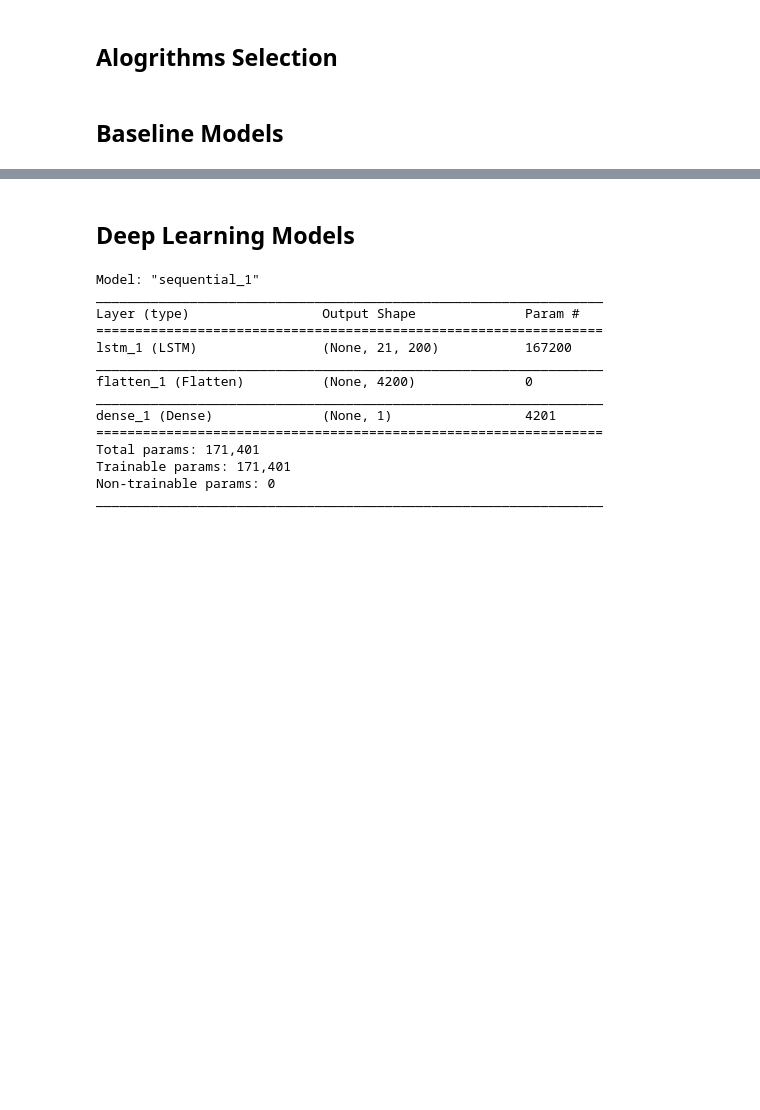
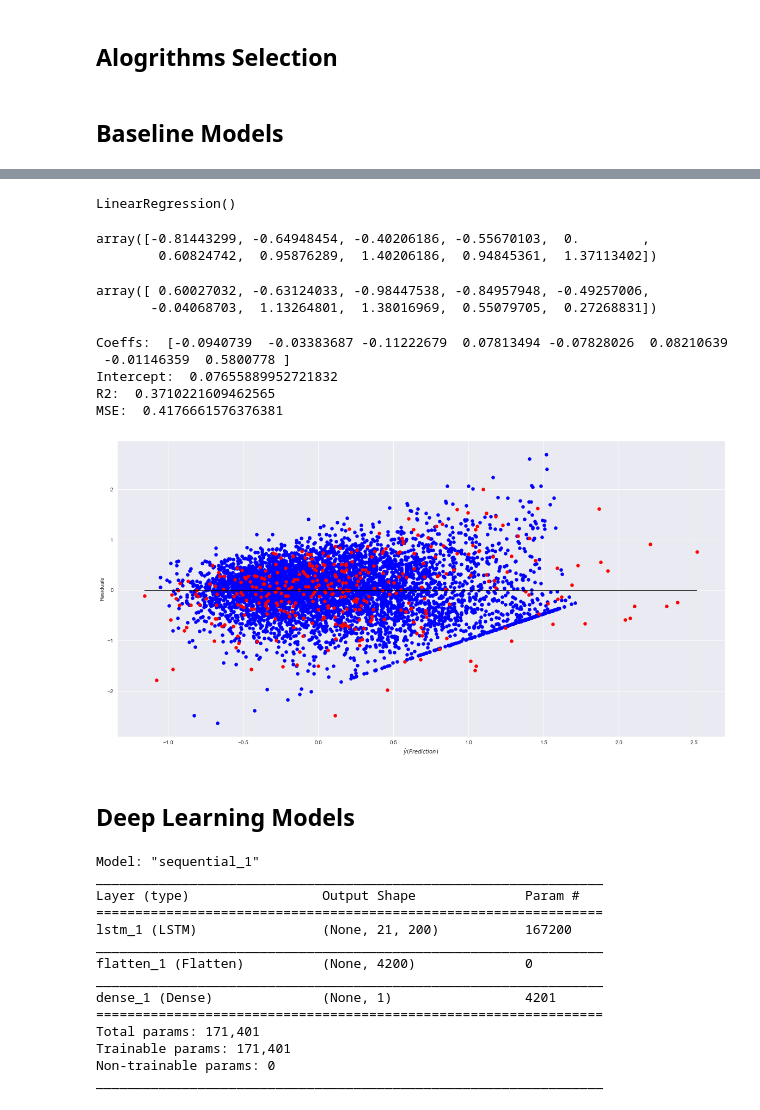
Before and after one commit to SvetiB/AirQualityStuttgart, a Jupyter notebook: AirQualityStuttgartModeling.ipynb, the cells around one changed output, grey strips where cells are left out. Cells and saved outputs as stored; diff of their text form; code cells hidden in the pictures; blank space fills up the shorter version.

Commit message:
Finishing baseline model!

```diff
--- a/AirQualityStuttgartModeling.ipynb
+++ b/AirQualityStuttgartModeling.ipynb
@@ -220,3 +220,22 @@ X_test, y_test = create_dataset(
+# %%
+TIME_STEPS = 1
+STEP = 1
+
+X_train_base, y_train_base = create_dataset(
+    #df_train.drop(columns=['PM10']),
+    df_train_norm,
+    df_train_norm.PM10,
+    TIME_STEPS,
+    STEP
+)
+
+X_test_base, y_test_base = create_dataset(
+    #df_test.drop(columns=['PM10']),
+    df_test_norm,
+    df_test_norm.PM10,
+    TIME_STEPS,
+    STEP
+)
 # %% [markdown]
 ## Alogrithms Selection
 # %% [markdown]
@@ -223,0 +245,3 @@ X_test, y_test = create_dataset(
+# %%
+X_train_base = X_train_base.reshape(-1,8)
+X_test_base = X_test_base.reshape(-1,8)
@@ -223,0 +266,7 @@ X_test, y_test = create_dataset(
+# %%
+# Create linear regression object
+regr = LinearRegression()
+# Train the model using the training sets
+regr.fit(X_train_base, y_train_base)
+# %% [output]
+LinearRegression()
@@ -224,3 +275,45 @@ X_test, y_test = create_dataset(
+# %%
+y_test_base[0:10]
+# %% [output]
+array([-0.81443299, -0.64948454, -0.40206186, -0.55670103,  0.        ,
+        0.60824742,  0.95876289,  1.40206186,  0.94845361,  1.37113402])
+# %%
+test_pred[0:10]
+# %% [output]
+array([ 0.60027032, -0.63124033, -0.98447538, -0.84957948, -0.49257006,
+       -0.04068703,  1.13264801,  1.38016969,  0.55079705,  0.27268831])
+# %%
+print("Coeffs: ", regr.coef_)
+
+print("Intercept: ", regr.intercept_)
+
+print("R2: ", regr.score(X_test_base, y_test_base))
+
+print("MSE: ", mean_squared_error(y_test_base, test_pred))
+# %% [output]
+Coeffs:  [-0.0940739  -0.03383687 -0.11222679  0.07813494 -0.07828026  0.08210639
+ -0.01146359  0.5800778 ]
+Intercept:  0.07655889952721832
+R2:  0.3710221609462565
+MSE:  0.4176661576376381
+# %%
+# Residual Plot (Restwert)
+train_pred = regr.predict(X_train_base)
+test_pred = regr.predict(X_test_base)
+
+min_val = min(min(train_pred), min(test_pred))
+max_val = max(max(train_pred), max(test_pred))
+
+
+plt.figure(figsize=(20,10))
+plt.scatter(train_pred, train_pred - y_train_base, color="blue", s=30)
+plt.scatter(test_pred, test_pred - y_test_base, color="red", s=30)
+plt.hlines(y = 0, xmin =min_val, xmax=max_val)
+plt.xlabel("$\hat{y} (Prediction)$")
+plt.ylabel("Residuals")
+plt.show()
+# %% [output]
+[figure, added]
 # %% [markdown]
 ## Deep Learning Models
 # %%
```
Also changed, not shown: parts of 10 cells of this notebook.
